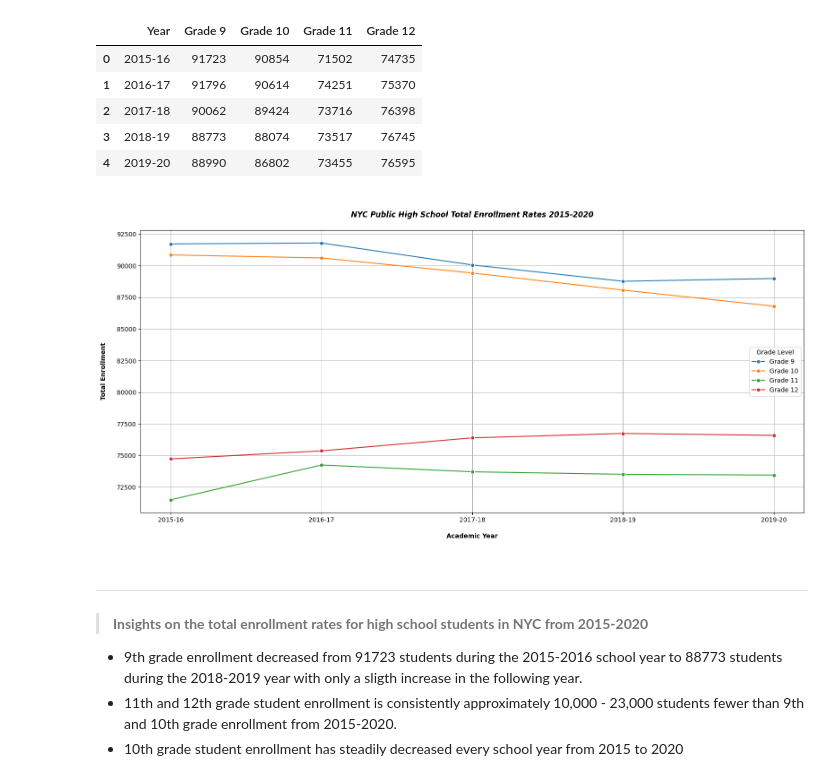
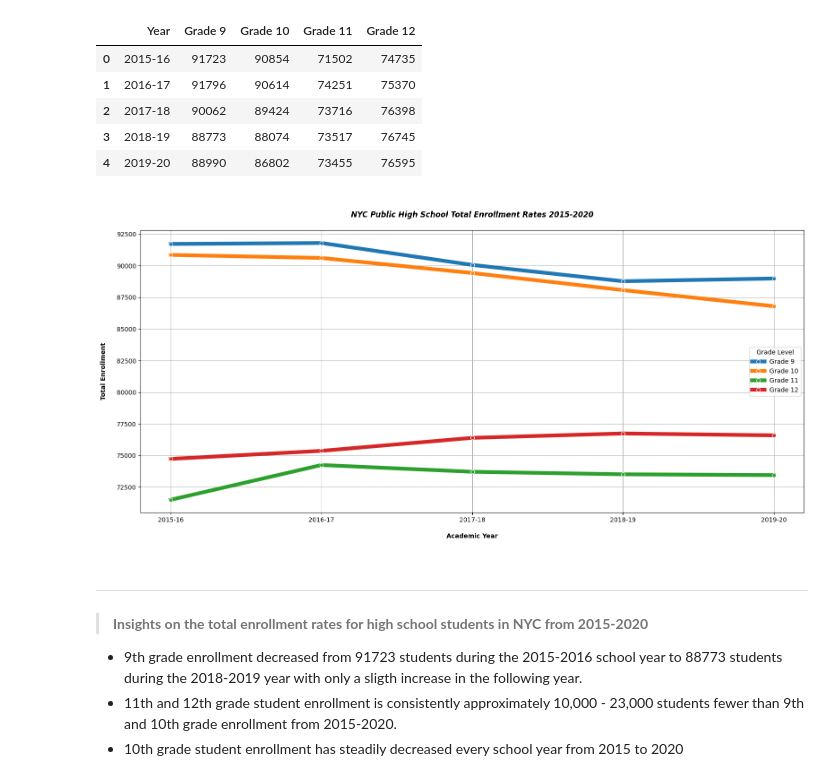
Before and after one commit to thetechleila/NYC-Public-Schools-EDA-Pre-and-Post-Pandemic, a Jupyter notebook: code/eda.ipynb, the cells around one changed output. Cells and saved outputs as stored; diff of their text form; code cells hidden in the pictures.

Commit message:
demo eda chart fix

```diff
--- a/code/eda.ipynb
+++ b/code/eda.ipynb
@@ -479,27 +479,27 @@ hs_enrollment_df
 # %%
 # Melt hs enrollment df into long format
 df_melt = hs_enrollment_df.melt(id_vars="Year",
                                    var_name="Grade",
                                    value_name="Enrollment")
 
 
 #Visualize Total NYC High School Student Enrollment 2015-2020
 
 plt.figure(figsize=(16, 8))
-sns.lineplot(data=df_melt, x="Year", y="Enrollment", hue="Grade", marker="o")
+sns.lineplot(data=df_melt, x="Year", y="Enrollment", hue="Grade", marker="o", linewidth = 6.0)
 plt.title("\nNYC Public High School Total Enrollment Rates 2015-2020\n",
           weight="bold", style="italic")
 
 #Plot labels and customizations
 plt.xlabel("\nAcademic Year\n", weight='bold' )
 plt.ylabel("Total Enrollment\n", weight='bold')
 plt.grid(True)
 plt.legend(title="Grade Level")
 
 plt.tight_layout()
 plt.show()
 # %% [output]
-[figure, old version]
+[figure, new version]
 # %% [markdown]
 ___
 > **Insights on the total enrollment rates for high school students in NYC from 2015-2020**
```
Also changed, not shown: 2 other files.
